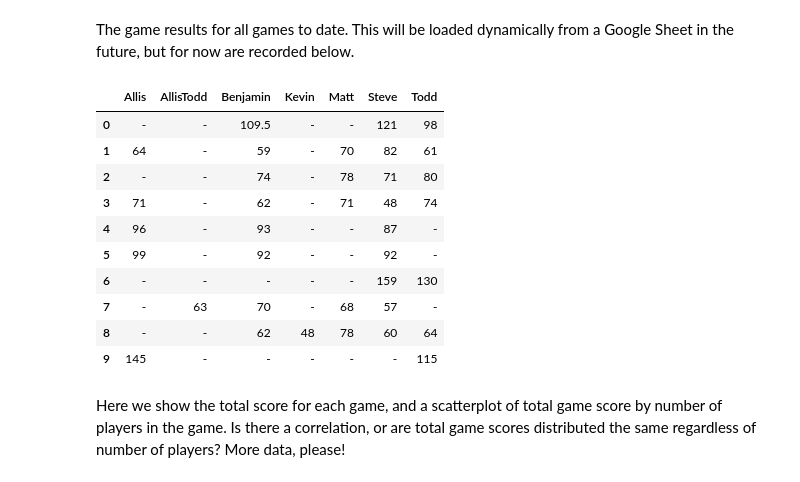
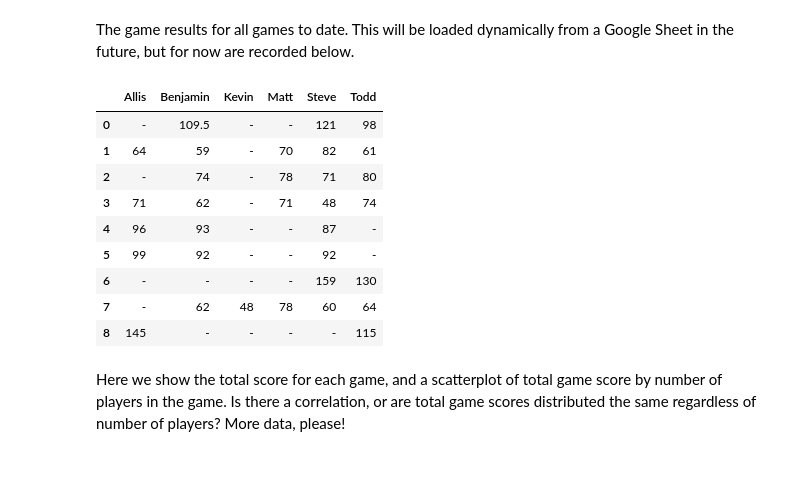
Before and after one commit to ThePlaidMentat/warrank, a Jupyter notebook: RedRankTrueSkill.ipynb, the cells around one changed output. Cells and saved outputs as stored; diff of their text form; code cells hidden in the pictures.

Commit message:
Remove game with 'AllisTodd'.

```diff
--- a/RedRankTrueSkill.ipynb
+++ b/RedRankTrueSkill.ipynb
@@ -18,31 +18,29 @@ The game results for all games to date. This will be loaded dynamically from a G
 # %%
 game_data = [
     {'Steve': 121, 'Benjamin': 109.5, 'Todd': 98},
     {'Steve': 82, 'Matt': 70, 'Allis': 64, 'Todd': 61, 'Benjamin': 59},
     {'Todd': 80, 'Matt': 78, 'Benjamin': 74, 'Steve': 71},
     {'Todd': 74, 'Matt': 71, 'Allis': 71, 'Benjamin': 62, 'Steve': 48},
     {'Allis': 96, 'Benjamin': 93, 'Steve': 87},
     {'Allis': 99, 'Benjamin': 92, 'Steve': 92},
     {'Steve': 159, 'Todd': 130},
-    {'Benjamin': 70, 'Matt': 68, 'AllisTodd': 63, 'Steve': 57},
     {'Matt': 78, 'Todd': 64, 'Benjamin': 62, 'Steve': 60, 'Kevin': 48},
     {'Allis': 145, 'Todd': 115}
 ]
 
 games = pd.DataFrame(game_data)
 games.fillna('-')
 # %% [output]
-|  | Allis | AllisTodd | Benjamin | Kevin | Matt | Steve | Todd |
-| 0 | - | - | 109.5 | - | - | 121 | 98 |
-| 1 | 64 | - | 59 | - | 70 | 82 | 61 |
-| 2 | - | - | 74 | - | 78 | 71 | 80 |
-| 3 | 71 | - | 62 | - | 71 | 48 | 74 |
-| 4 | 96 | - | 93 | - | - | 87 | - |
-| 5 | 99 | - | 92 | - | - | 92 | - |
-| 6 | - | - | - | - | - | 159 | 130 |
-| 7 | - | 63 | 70 | - | 68 | 57 | - |
-| 8 | - | - | 62 | 48 | 78 | 60 | 64 |
-| 9 | 145 | - | - | - | - | - | 115 |
+|  | Allis | Benjamin | Kevin | Matt | Steve | Todd |
+| 0 | - | 109.5 | - | - | 121 | 98 |
+| 1 | 64 | 59 | - | 70 | 82 | 61 |
+| 2 | - | 74 | - | 78 | 71 | 80 |
+| 3 | 71 | 62 | - | 71 | 48 | 74 |
+| 4 | 96 | 93 | - | - | 87 | - |
+| 5 | 99 | 92 | - | - | 92 | - |
+| 6 | - | - | - | - | 159 | 130 |
+| 7 | - | 62 | 48 | 78 | 60 | 64 |
+| 8 | 145 | - | - | - | - | 115 |
 # %% [markdown]
 Here we show the total score for each game, and a scatterplot of total game score by number of players in the game. Is there a correlation, or are total game scores distributed the same regardless of number of players? More data, please!
 # %%
```
Also changed, not shown: parts of 7 cells of this notebook.
